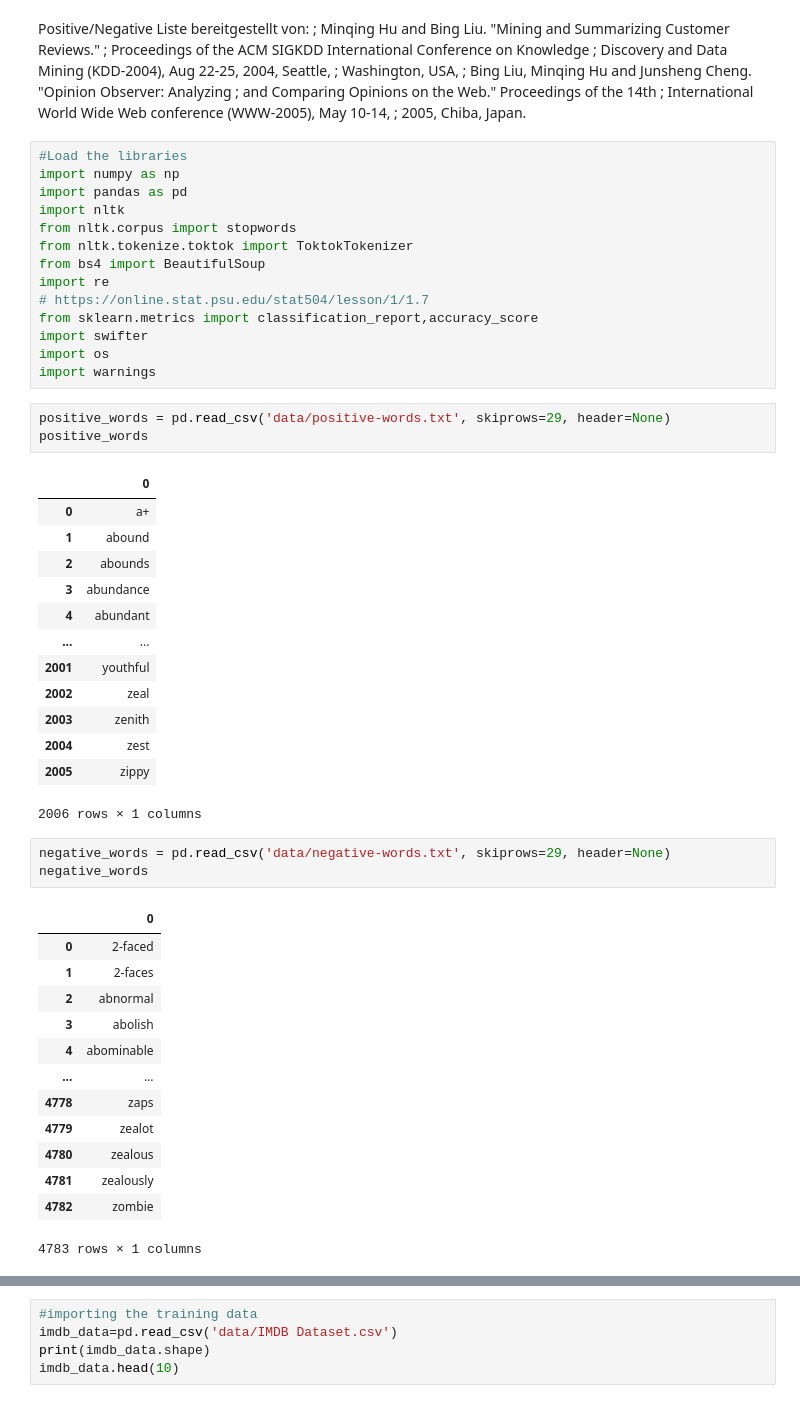
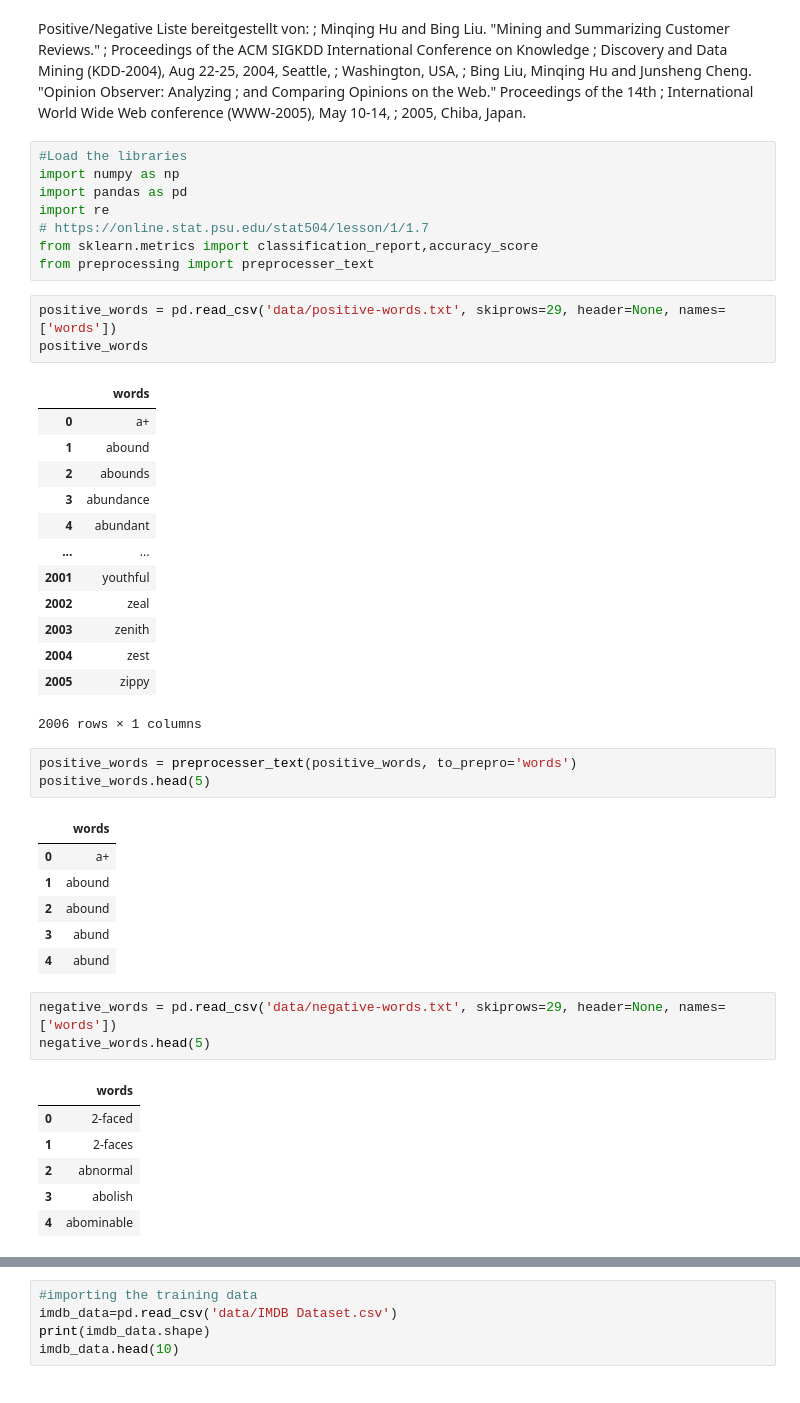
Before and after one commit to Lukas113/IMDB_sentiment_analysis, a Jupyter notebook: sentiment-analysis-count-positive-negative-words.ipynb, the cells around one changed output, grey strips where cells are left out. Drawn from its saved outputs; the diff is of its cells as text.

```diff
--- a/sentiment-analysis-count-positive-negative-words.ipynb
+++ b/sentiment-analysis-count-positive-negative-words.ipynb
@@ -12,21 +12,15 @@ Positive/Negative Liste bereitgestellt von:
 #Load the libraries
 import numpy as np
 import pandas as pd
-import nltk
-from nltk.corpus import stopwords
-from nltk.tokenize.toktok import ToktokTokenizer
-from bs4 import BeautifulSoup
 import re
 # https://online.stat.psu.edu/stat504/lesson/1/1.7
 from sklearn.metrics import classification_report,accuracy_score
-import swifter
-import os
-import warnings
+from preprocessing import preprocesser_text
 # %%
-positive_words = pd.read_csv('data/positive-words.txt', skiprows=29, header=None)
+positive_words = pd.read_csv('data/positive-words.txt', skiprows=29, header=None, names=['words'])
 positive_words
 # %% [output]
-|  | 0 |
+|  | words |
 | 0 | a+ |
 | 1 | abound |
 | 2 | abounds |
@@ -39,20 +33,23 @@ positive_words
 | 2004 | zest |
 | 2005 | zippy |
 2006 rows × 1 columns
+# %%
+positive_words = preprocesser_text(positive_words, to_prepro='words')
+positive_words.head(5)
+# %% [output]
+|  | words |
+| 0 | a+ |
+| 1 | abound |
+| 2 | abound |
+| 3 | abund |
+| 4 | abund |
 # %%
-negative_words = pd.read_csv('data/negative-words.txt', skiprows=29, header=None)
-negative_words
+negative_words = pd.read_csv('data/negative-words.txt', skiprows=29, header=None, names=['words'])
+negative_words.head(5)
 # %% [output]
-|  | 0 |
+|  | words |
 | 0 | 2-faced |
 | 1 | 2-faces |
 | 2 | abnormal |
 | 3 | abolish |
 | 4 | abominable |
-| ... | ... |
-| 4778 | zaps |
-| 4779 | zealot |
-| 4780 | zealous |
-| 4781 | zealously |
-| 4782 | zombie |
-4783 rows × 1 columns
```
Also changed, not shown: parts of 18 cells of this notebook, 2 other files.
